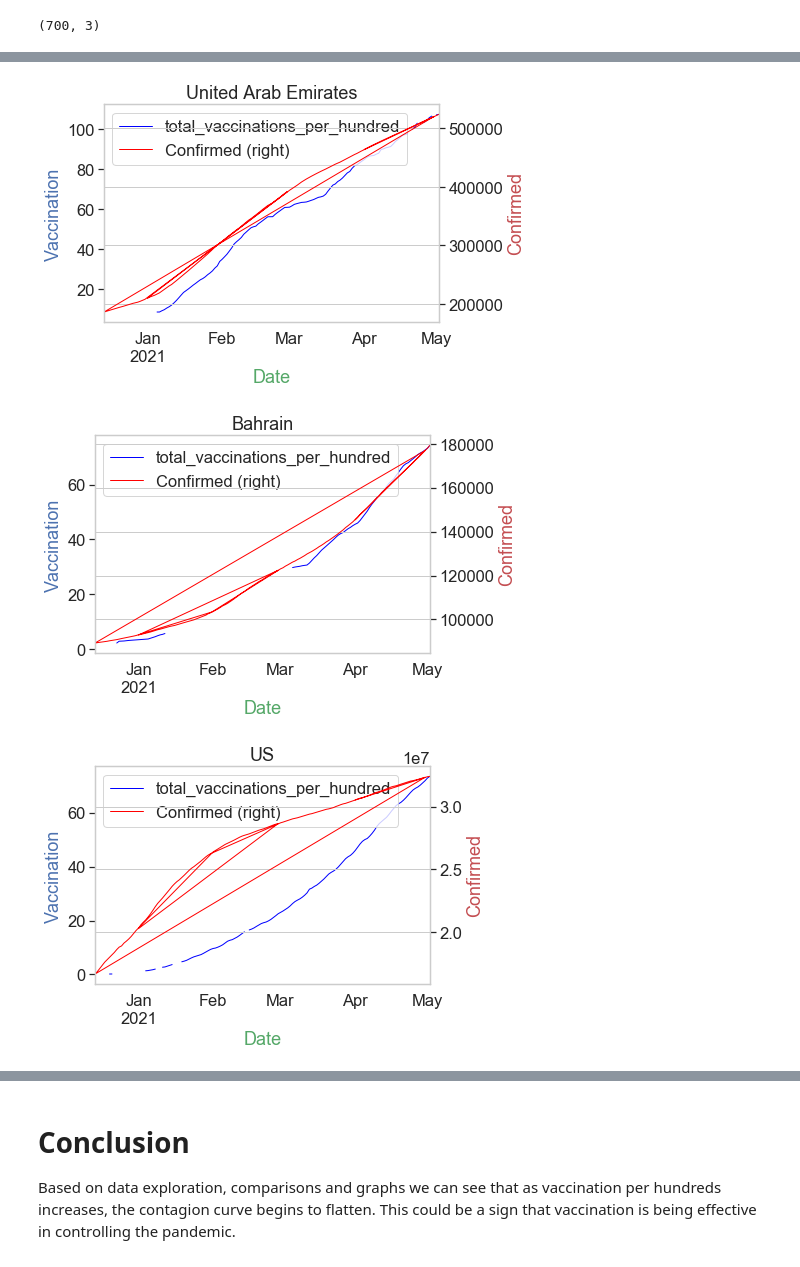
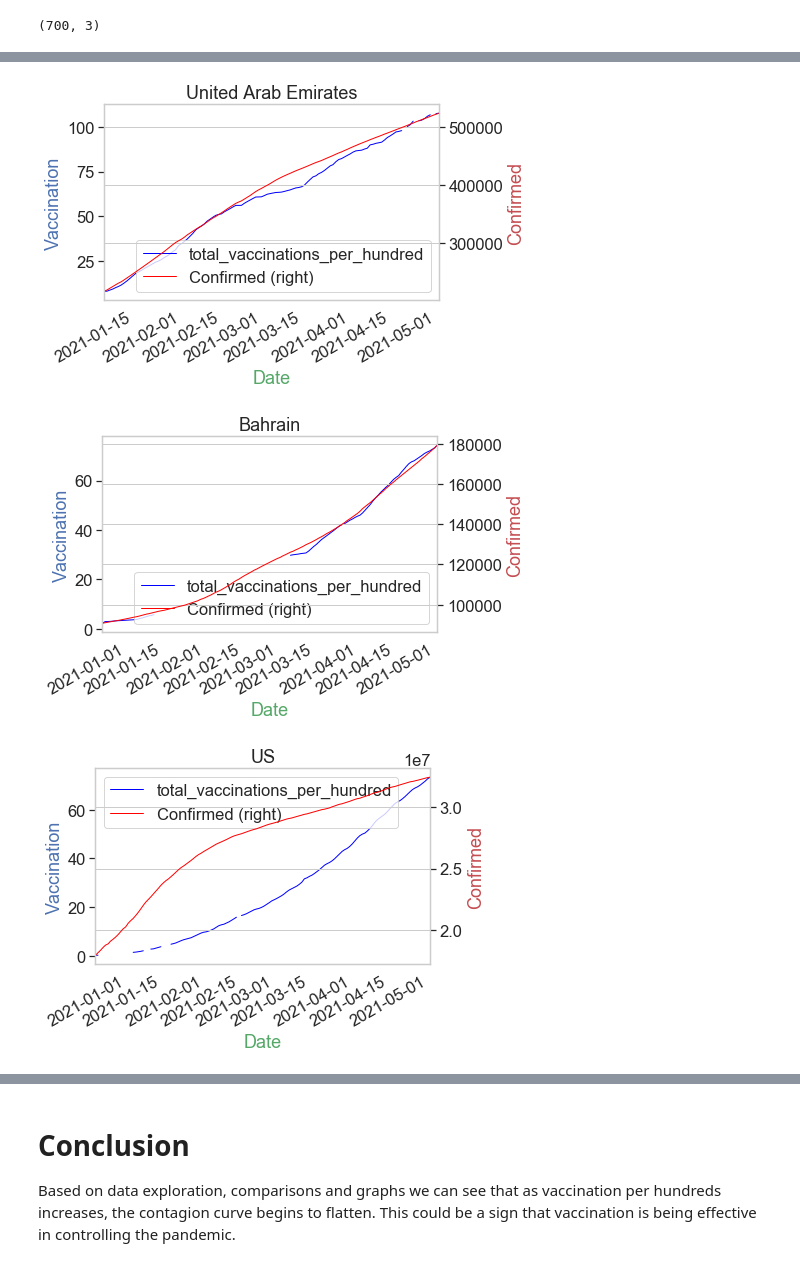
Before and after one commit to giuliamichieli/IS362, a Jupyter notebook: FinalProject/FinalProject.ipynb, the cells around one changed output, grey strips where cells are left out. Saved outputs shown, nothing was run; the diff lists cells and outputs as text; code cells hidden in the pictures.

Commit message:
fix: charts

```diff
--- a/FinalProject/FinalProject.ipynb
+++ b/FinalProject/FinalProject.ipynb
@@ -773,3 +773,11 @@ df_confirmed_filtered.shape
 # %% [output]
 ['Israel', 'United Arab Emirates', 'Bahrain', 'US', 'Hungary']
 (700, 3)
+# %%
+fixed_columns = ['Country', 'Date']
+
+df_to_analize = pd.merge(df_confirmed_filtered[fixed_columns +['Confirmed']], df_vaccination_filtered[fixed_columns + ['total_vaccinations_per_hundred']], on=fixed_columns )
+
+print(df_to_analize.shape)
+
+df_to_analize.head()
@@ -777,17 +793,15 @@ df_confirmed_filtered.shape
 
 for c in top_countries:
 
-
     # creating axes object and defining plot
-    ax = df_vaccination_filtered[df_vaccination_filtered['Country']==c].plot(kind = 'line', x = 'Date',
+    ax = df_to_analize[df_to_analize['Country']==c].plot(kind = 'line', x = 'Date',
                     y = 'total_vaccinations_per_hundred', color = 'Blue',
                     linewidth = 1)
 
 
-    ax2 = df_confirmed_filtered[df_confirmed_filtered['Country']==c].plot(kind = 'line', x = 'Date',
+    ax2 = df_to_analize[df_to_analize['Country']==c].plot(kind = 'line', x = 'Date',
                     y = 'Confirmed', secondary_y = True,
-                    color = 'Red',  linewidth = 1,
-                    ax = ax)
+                    color = 'Red',  linewidth = 1, ax = ax)
 
     #title of the plot
     plt.title(c)
@@ -807,3 +821,3 @@ for c in top_countries:
-[figure, old version]
+[figure, new version]
-[figure, old version]
+[figure, new version]
-[figure, old version]
+[figure, new version]
```
Also changed, not shown: parts of 2 cells of this notebook.
